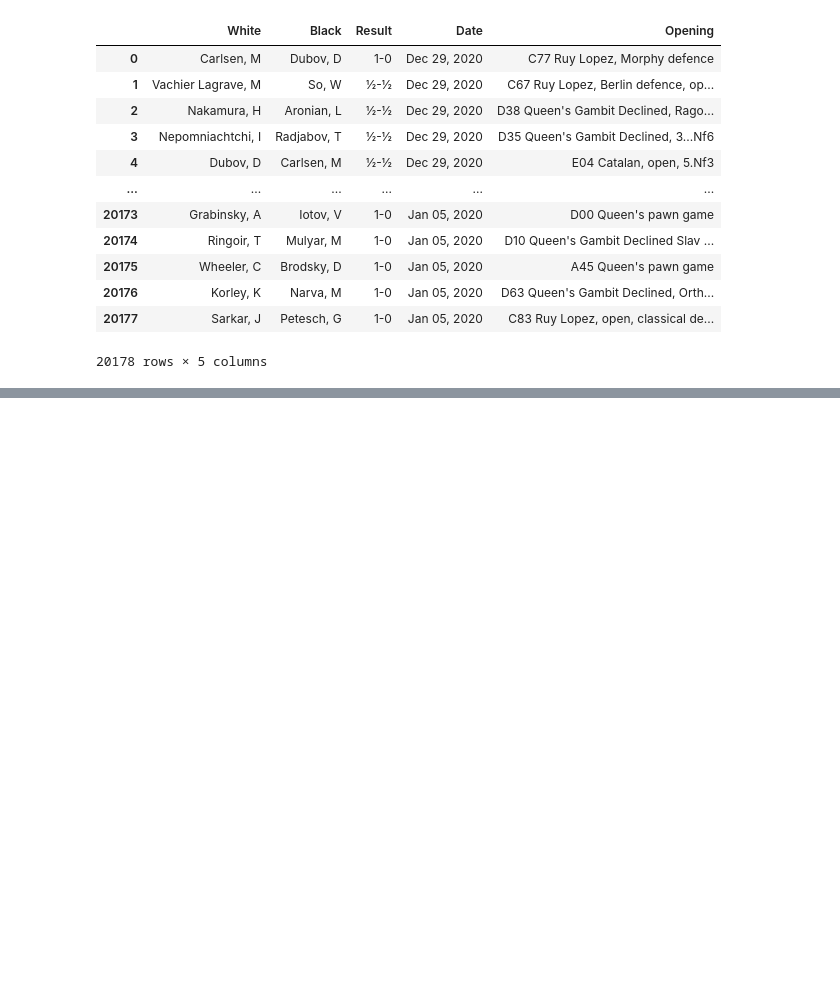
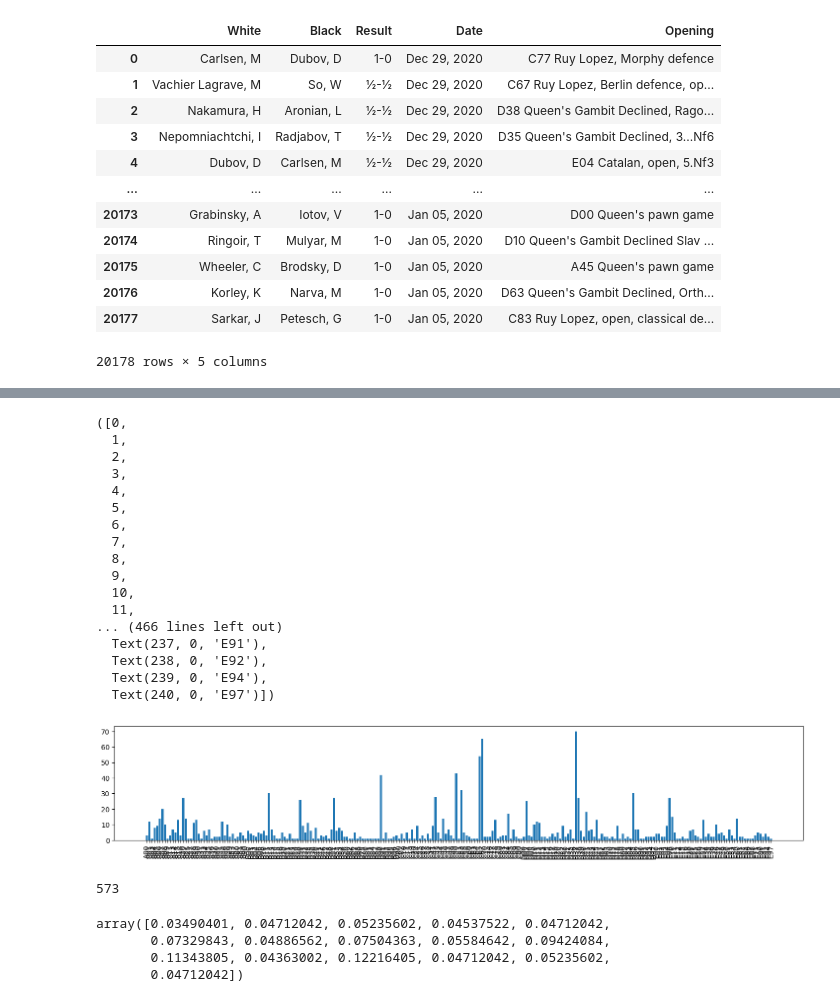
Before and after one commit to poporubeus/Chess_network, a Jupyter notebook: analisi_bipartito.ipynb, the cells around one changed output, grey strips where cells are left out. Drawn from its saved outputs; the diff is of its cells as text; code cells hidden in the pictures; blank space fills up the shorter version.

```diff
--- a/analisi_bipartito.ipynb
+++ b/analisi_bipartito.ipynb
@@ -429,0 +917,7 @@ len(players_graph.nodes)
+# %%
+eco_hist_comm3.sort()
+# %%
+eco_hist_comm3 = eco_hist_comm3[:-1]
+# %%
+for j in eco_hist_comm3:
+    eco_dizionario[j] += 1
@@ -429,0 +944,3 @@ len(players_graph.nodes)
+# %%
+for j in lista_in_cui_ogni_top_affronta_uno_dilui:
+    eco_dizionario[j] -= 1
@@ -429,0 +967,23 @@ len(players_graph.nodes)
+# %%
+figure = plt.figure(figsize=(18,3))
+plt.bar(eco_dizionario.keys(), eco_dizionario.values())
+plt.xticks(rotation=90)
+# %% [output]
+([0,
+  1,
+  2,
+  3,
+  4,
+  5,
+  6,
+  7,
+  8,
+  9,
+  10,
+  11,
+... (466 lines left out)
+  Text(237, 0, 'E91'),
+  Text(238, 0, 'E92'),
+  Text(239, 0, 'E94'),
+  Text(240, 0, 'E97')])
+[figure, added]
@@ -429,0 +998,4 @@ len(players_graph.nodes)
+# %%
+norma
+# %% [output]
+573
@@ -429,0 +1004,7 @@ len(players_graph.nodes)
+# %%
+valori/norma
+# %% [output]
+array([0.03490401, 0.04712042, 0.05235602, 0.04537522, 0.04712042,
+       0.07329843, 0.04886562, 0.07504363, 0.05584642, 0.09424084,
+       0.11343805, 0.04363002, 0.12216405, 0.04712042, 0.05235602,
+       0.04712042])
```
Also changed, not shown: parts of 80 cells of this notebook.
